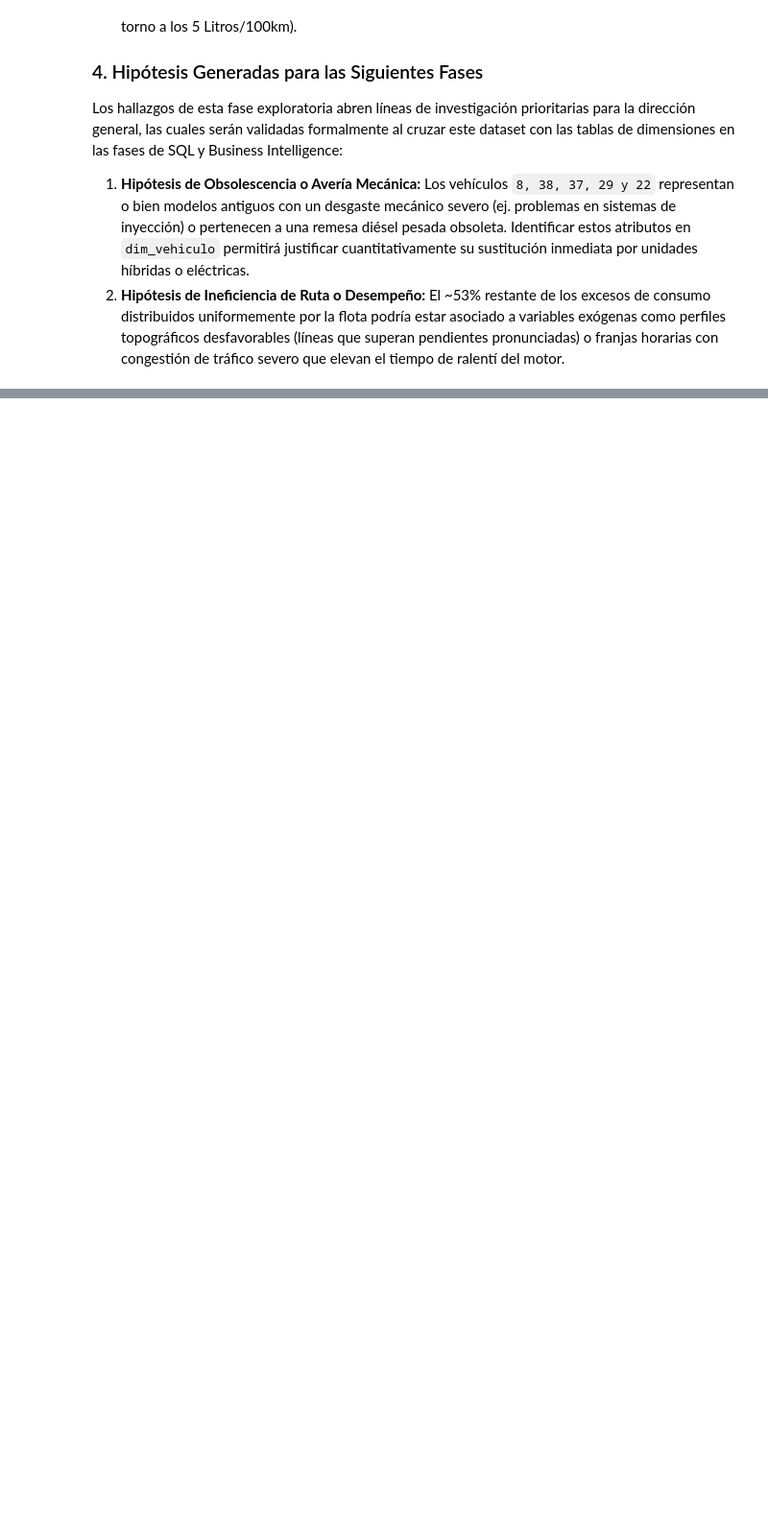
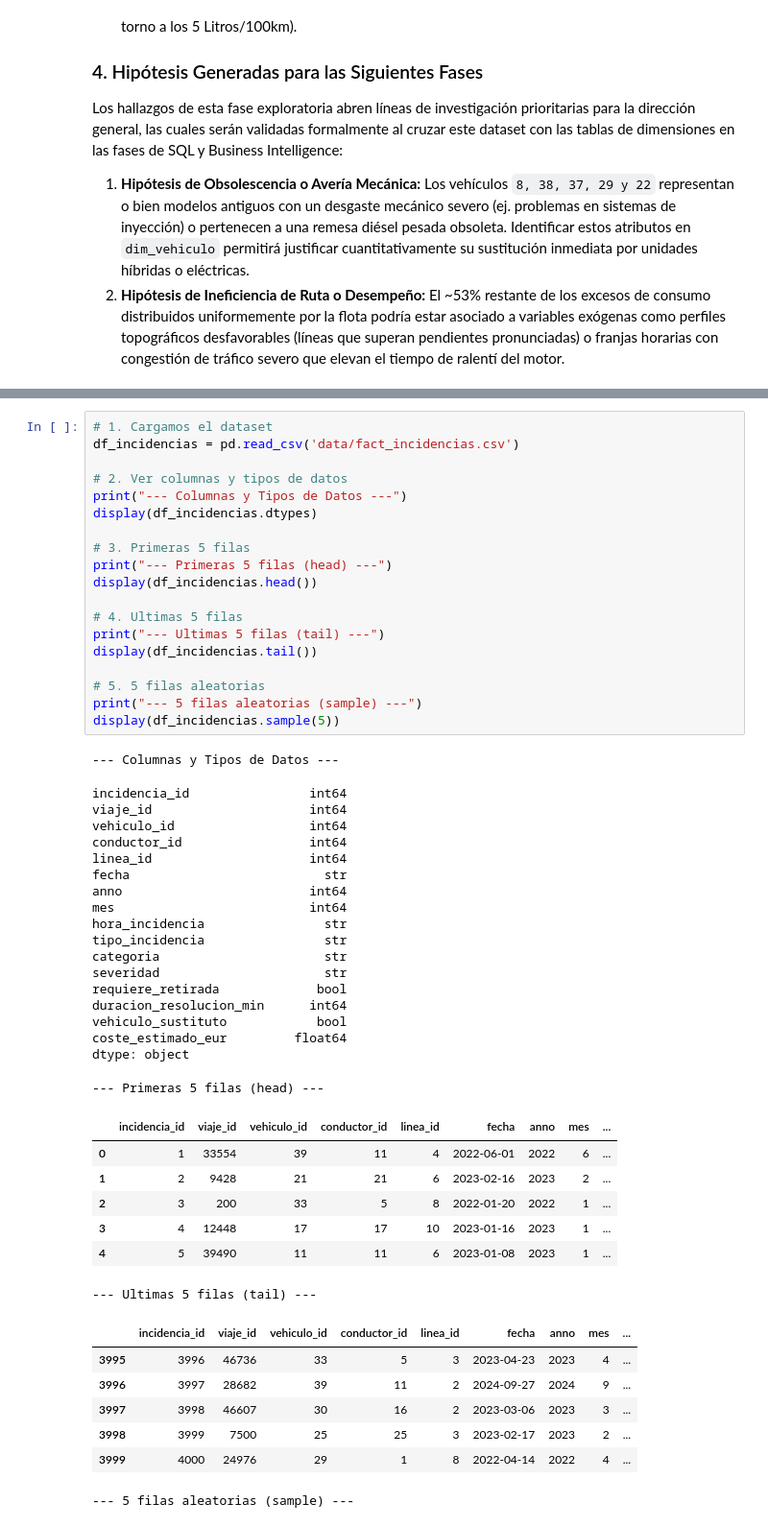
Before and after one commit to databaandsc/MetroBus_Analytics, a Jupyter notebook: 01_eda.ipynb, the cells around one changed output, grey strips where cells are left out. Shown at 96% size. Drawn from its saved outputs; the diff is of its cells as text; blank space fills up the shorter version.

```diff
--- a/01_eda.ipynb
+++ b/01_eda.ipynb
@@ -449,0 +454,53 @@ Los hallazgos de esta fase exploratoria abren líneas de investigación priorita
+# %%
+# 1. Cargamos el dataset
+df_incidencias = pd.read_csv('data/fact_incidencias.csv')
+
+# 2. Ver columnas y tipos de datos
+print("--- Columnas y Tipos de Datos ---")
+display(df_incidencias.dtypes)
+
+# 3. Primeras 5 filas
+print("--- Primeras 5 filas (head) ---")
+display(df_incidencias.head())
+
+# 4. Ultimas 5 filas
+print("--- Ultimas 5 filas (tail) ---")
+display(df_incidencias.tail())
+
+# 5. 5 filas aleatorias
+print("--- 5 filas aleatorias (sample) ---")
+display(df_incidencias.sample(5))
+# %% [output]
+--- Columnas y Tipos de Datos ---
+incidencia_id                int64
+viaje_id                     int64
+vehiculo_id                  int64
+conductor_id                 int64
+linea_id                     int64
+fecha                          str
+anno                         int64
+mes                          int64
+hora_incidencia                str
+tipo_incidencia                str
+categoria                      str
+severidad                      str
+requiere_retirada             bool
+duracion_resolucion_min      int64
+vehiculo_sustituto            bool
+coste_estimado_eur         float64
+dtype: object
+--- Primeras 5 filas (head) ---
+|  | incidencia_id | viaje_id | vehiculo_id | conductor_id | linea_id | fecha | anno | mes | ... |
+| 0 | 1 | 33554 | 39 | 11 | 4 | 2022-06-01 | 2022 | 6 | ... |
+| 1 | 2 | 9428 | 21 | 21 | 6 | 2023-02-16 | 2023 | 2 | ... |
+| 2 | 3 | 200 | 33 | 5 | 8 | 2022-01-20 | 2022 | 1 | ... |
+| 3 | 4 | 12448 | 17 | 17 | 10 | 2023-01-16 | 2023 | 1 | ... |
+| 4 | 5 | 39490 | 11 | 11 | 6 | 2023-01-08 | 2023 | 1 | ... |
+--- Ultimas 5 filas (tail) ---
+|  | incidencia_id | viaje_id | vehiculo_id | conductor_id | linea_id | fecha | anno | mes | ... |
+| 3995 | 3996 | 46736 | 33 | 5 | 3 | 2023-04-23 | 2023 | 4 | ... |
+| 3996 | 3997 | 28682 | 39 | 11 | 2 | 2024-09-27 | 2024 | 9 | ... |
+| 3997 | 3998 | 46607 | 30 | 16 | 2 | 2023-03-06 | 2023 | 3 | ... |
+| 3998 | 3999 | 7500 | 25 | 25 | 3 | 2023-02-17 | 2023 | 2 | ... |
+| 3999 | 4000 | 24976 | 29 | 1 | 8 | 2022-04-14 | 2022 | 4 | ... |
+--- 5 filas aleatorias (sample) ---
```
Also changed, not shown: parts of 14 cells of this notebook.
